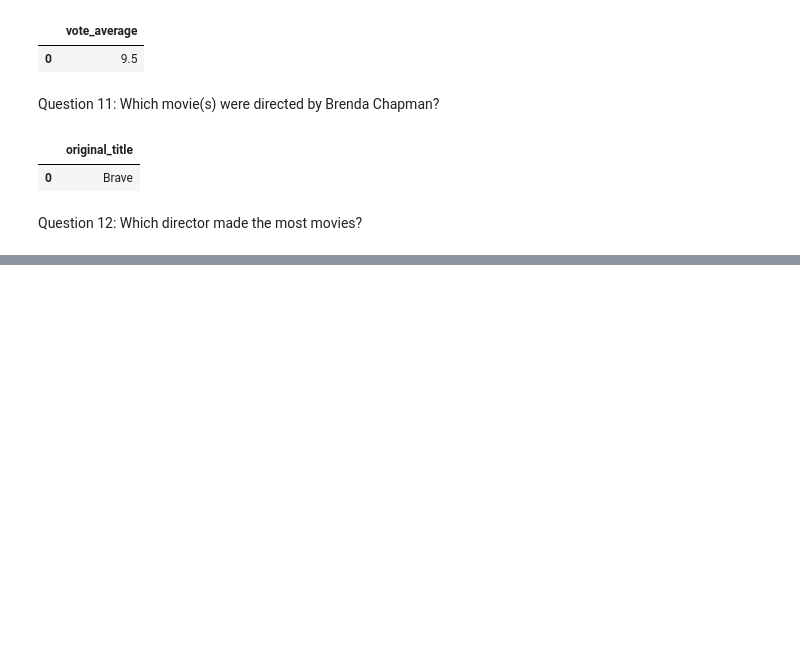
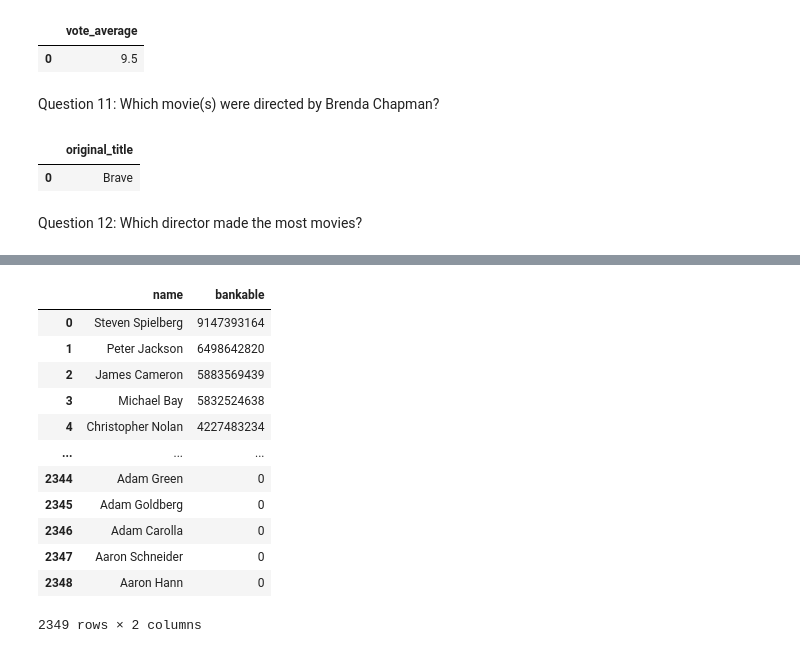
Before and after one commit to QiCai1995/IMDb-Project-SQL, a Jupyter notebook: practice.ipynb, the cells around one changed output, grey strips where cells are left out. Cells and saved outputs as stored; diff of their text form; code cells hidden in the pictures; blank space fills up the shorter version.

```diff
--- a/practice.ipynb
+++ b/practice.ipynb
@@ -244,0 +245,26 @@ Question 13: Whose director is the most bankable?
+# %%
+query = """
+        SELECT name, SUM(revenue) AS bankable
+        FROM movies AS m
+        LEFT JOIN directors AS d
+        ON m.director_id = d.id
+        GROUP BY d.name
+        ORDER BY bankable DESC;
+        """
+
+most_bankable_director = pd.read_sql(query, connection)
+most_bankable_director
+# %% [output]
+|  | name | bankable |
+| 0 | Steven Spielberg | 9147393164 |
+| 1 | Peter Jackson | 6498642820 |
+| 2 | James Cameron | 5883569439 |
+| 3 | Michael Bay | 5832524638 |
+| 4 | Christopher Nolan | 4227483234 |
+| ... | ... | ... |
+| 2344 | Adam Green | 0 |
+| 2345 | Adam Goldberg | 0 |
+| 2346 | Adam Carolla | 0 |
+| 2347 | Aaron Schneider | 0 |
+| 2348 | Aaron Hann | 0 |
+2349 rows × 2 columns
```
Also changed, not shown: parts of 3 cells of this notebook.
